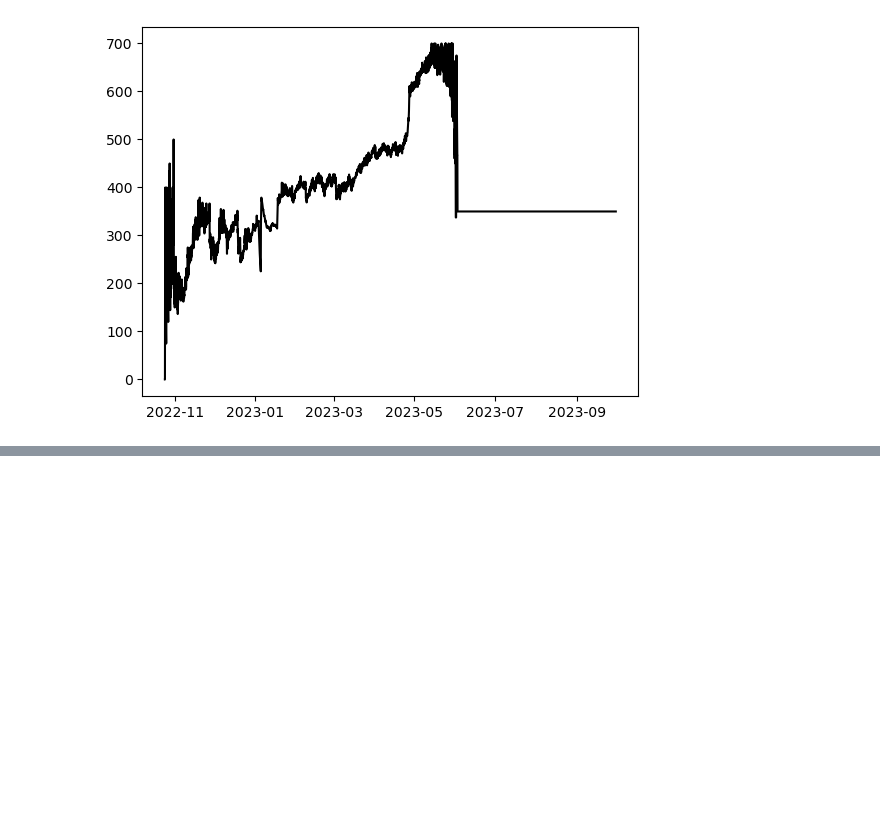
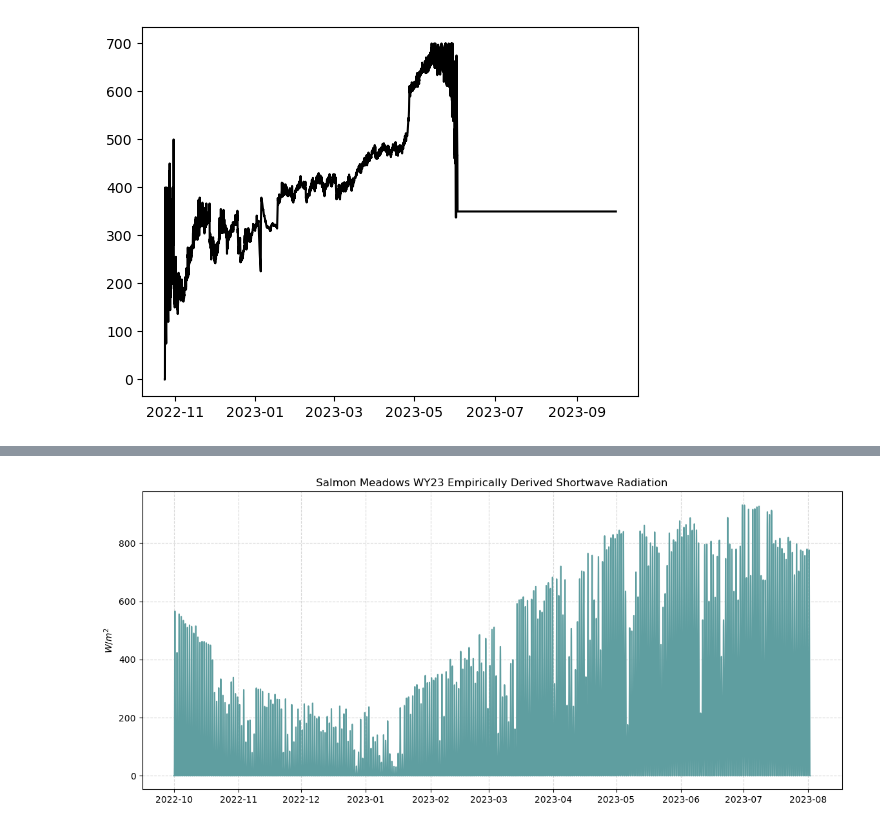
Before and after one commit to clinton-alden/summa, a Jupyter notebook: analysis/harts_analysis.ipynb, the cells around one changed output, grey strips where cells are left out. Saved outputs shown, nothing was run; the diff lists cells and outputs as text; code cells hidden in the pictures; blank space fills up the shorter version.

```diff
--- a/analysis/harts_analysis.ipynb
+++ b/analysis/harts_analysis.ipynb
@@ -97,3 +97,7 @@ ax.plot(obs.index, obs['density'], label='obs', color='k')
 # %% [output]
 [<matplotlib.lines.Line2D at 0x...>]
 [figure]
+# %%
+path = '/Users/clintonalden/Documents/Research/summa_work/model/forcings/salmon_WY23.nc'
+force = xr.open_dataset(path)
+force
@@ -99,0 +121,14 @@ ax.plot(obs.index, obs['density'], label='obs', color='k')
+# %%
+
+
+fig, ax = plt.subplots(1, 1, figsize=(14, 6))
+
+subset_force = force.sel(time=slice(None, '2023-08-01'))
+
+ax.plot(subset_force.time, subset_force.SWRadAtm, label='SWRadAtm', color='cadetblue')
+
+ax.set_ylabel('$W/m^2$')
+ax.set_title('Salmon Meadows WY23 Empirically Derived Shortwave Radiation')
+ax.grid(ls='--', alpha=0.5)
+# %% [output]
+[figure, added]
```
Also changed, not shown: parts of 1 cell of this notebook, 1 other file.
